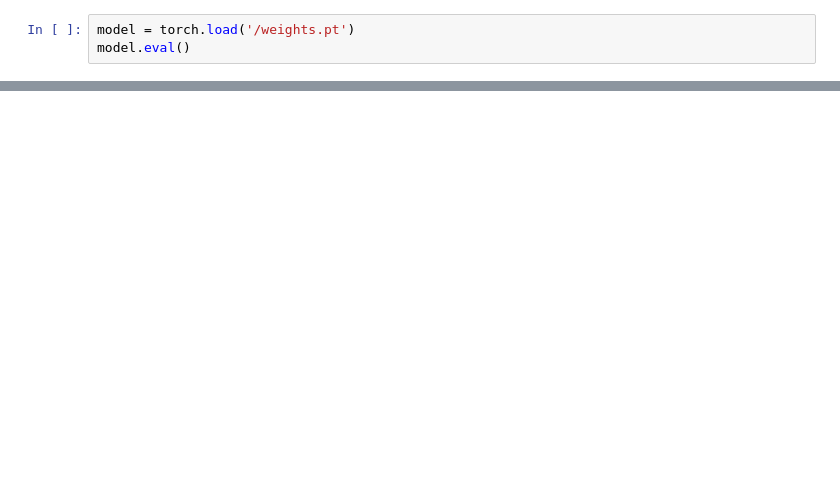
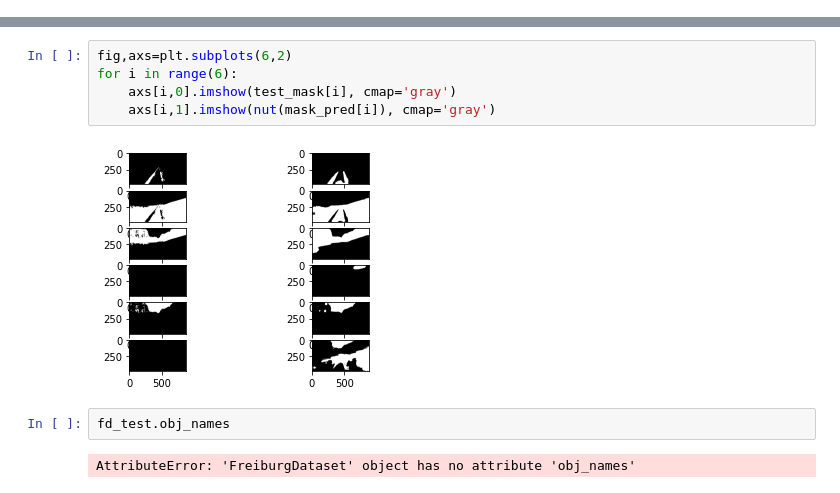
Before and after one commit to Andrewwango/vegetation-segmentation, a Jupyter notebook: forest-mask-rcnn/analysis.ipynb, the cells around one changed output, grey strips where cells are left out. Cells and saved outputs as stored; diff of their text form; blank space fills up the shorter version.

```diff
--- a/forest-mask-rcnn/analysis.ipynb
+++ b/forest-mask-rcnn/analysis.ipynb
@@ -16,3 +45,0 @@ device = torch.device("cuda:0" if torch.cuda.is_available() else "cpu")
-# %%
-model = torch.load('/weights.pt')
-model.eval()
@@ -69,0 +58,11 @@ for b in loader:
+# %%
+fig,axs=plt.subplots(6,2)
+for i in range(6):
+    axs[i,0].imshow(test_mask[i], cmap='gray')
+    axs[i,1].imshow(nut(mask_pred[i]), cmap='gray')
+# %% [output]
+[figure, added]
+# %%
+fd_test.obj_names
+# %% [output]
+AttributeError: 'FreiburgDataset' object has no attribute 'obj_names'
```
Also changed, not shown: parts of 16 cells of this notebook, 8 other files.
